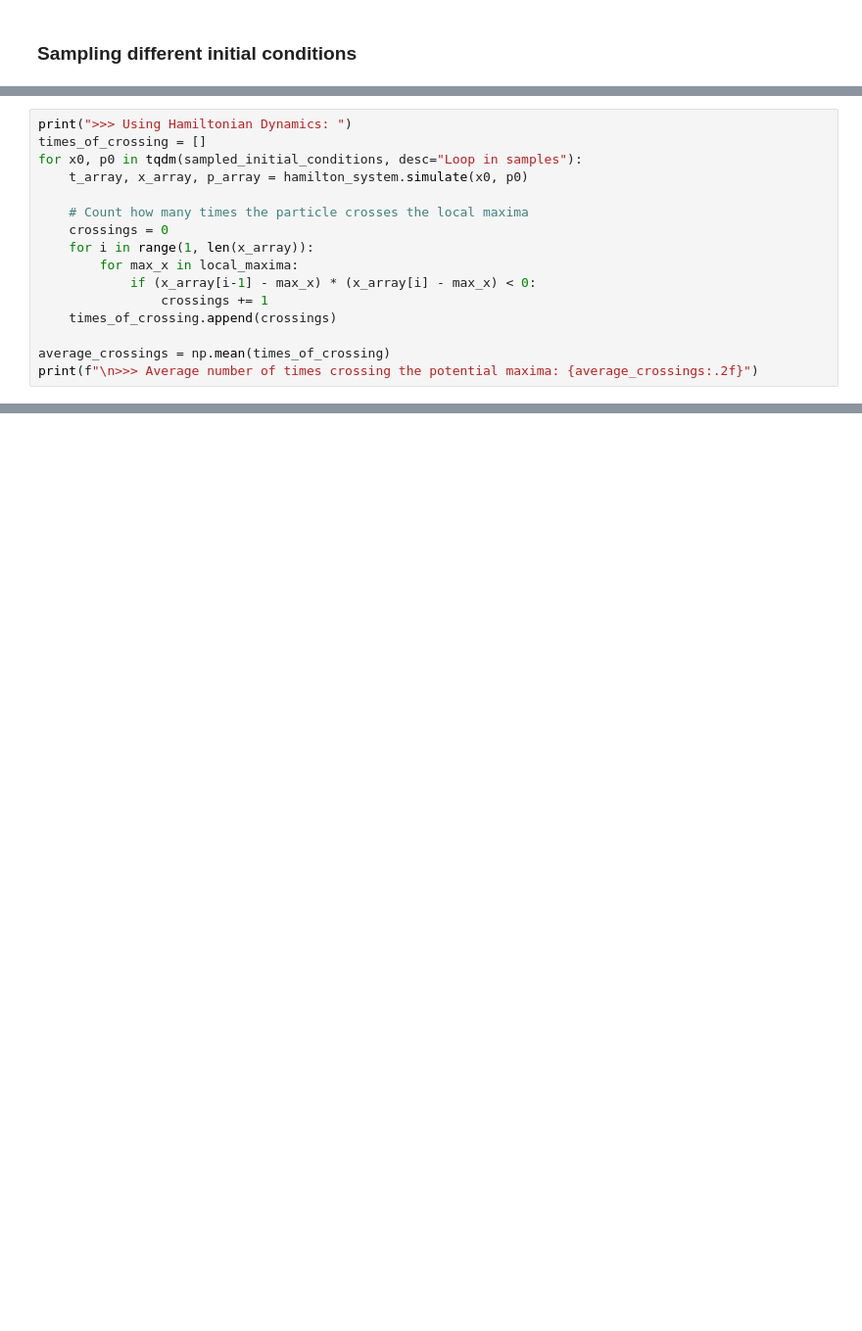
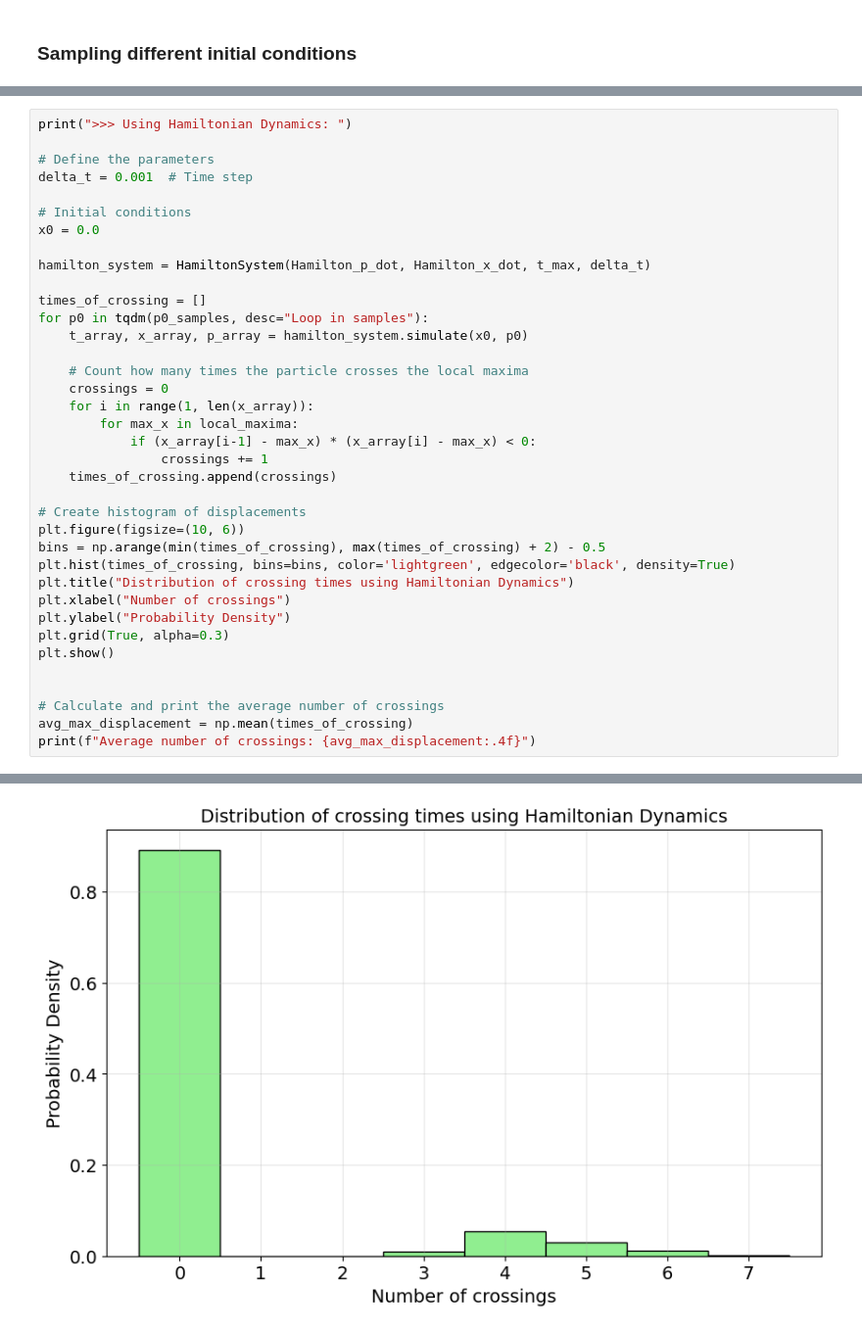
Before and after one commit to Greyyy-HJC/hmc_ft, a Jupyter notebook: sine.ipynb, the cells around one changed output, grey strips where cells are left out. Shown at 98% size. Drawn from its saved outputs; the diff is of its cells as text; blank space fills up the shorter version.

```diff
--- a/sine.ipynb
+++ b/sine.ipynb
@@ -196,18 +188,40 @@ print(f"\n>>> Local maxima of the potential function at:", local_maxima)
 # %%
 print(">>> Using Hamiltonian Dynamics: ")
+
+# Define the parameters
+delta_t = 0.001  # Time step
+
+# Initial conditions
+x0 = 0.0
+
+hamilton_system = HamiltonSystem(Hamilton_p_dot, Hamilton_x_dot, t_max, delta_t)
+
 times_of_crossing = []
-for x0, p0 in tqdm(sampled_initial_conditions, desc="Loop in samples"):
+for p0 in tqdm(p0_samples, desc="Loop in samples"):
     t_array, x_array, p_array = hamilton_system.simulate(x0, p0)
 
     # Count how many times the particle crosses the local maxima
     crossings = 0
     for i in range(1, len(x_array)):
         for max_x in local_maxima:
             if (x_array[i-1] - max_x) * (x_array[i] - max_x) < 0:
                 crossings += 1
     times_of_crossing.append(crossings)
 
-average_crossings = np.mean(times_of_crossing)
-print(f"\n>>> Average number of times crossing the potential maxima: {average_crossings:.2f}")
+# Create histogram of displacements
+plt.figure(figsize=(10, 6))
+bins = np.arange(min(times_of_crossing), max(times_of_crossing) + 2) - 0.5
+plt.hist(times_of_crossing, bins=bins, color='lightgreen', edgecolor='black', density=True)
+plt.title("Distribution of crossing times using Hamiltonian Dynamics")
+plt.xlabel("Number of crossings")
+plt.ylabel("Probability Density")
+plt.grid(True, alpha=0.3)
+plt.show()
+
+
+# Calculate and print the average number of crossings
+avg_max_displacement = np.mean(times_of_crossing)
+print(f"Average number of crossings: {avg_max_displacement:.4f}")
 # %% [output]
 >>> Using Hamiltonian Dynamics:
+[figure, added]
```
Also changed, not shown: parts of 17 cells of this notebook, 7 other files.
